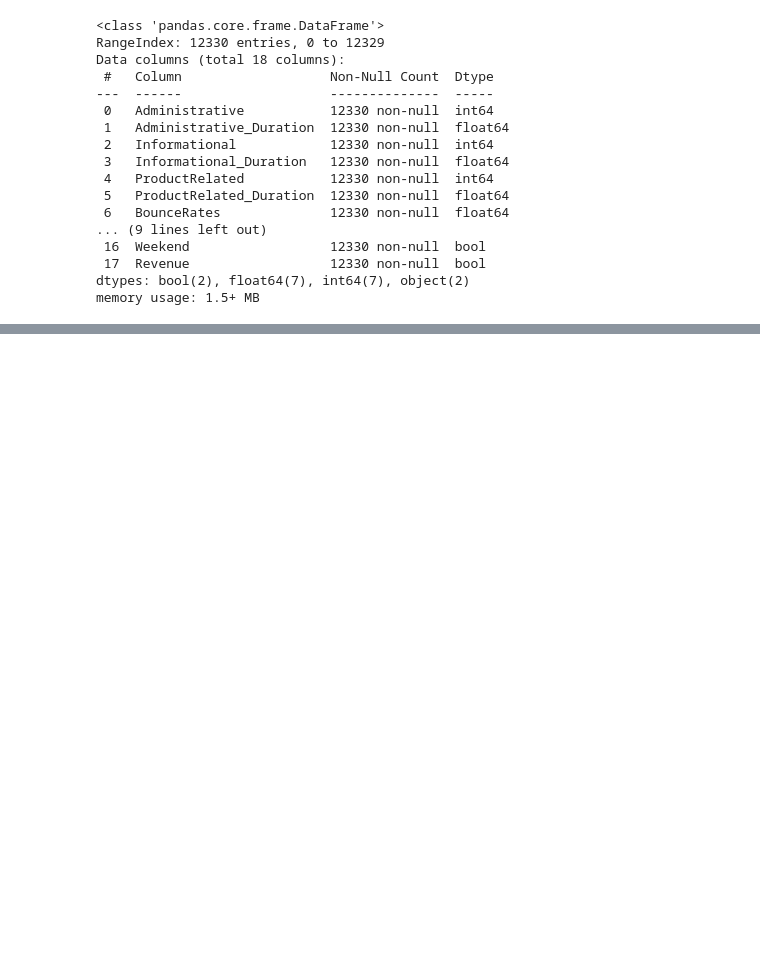
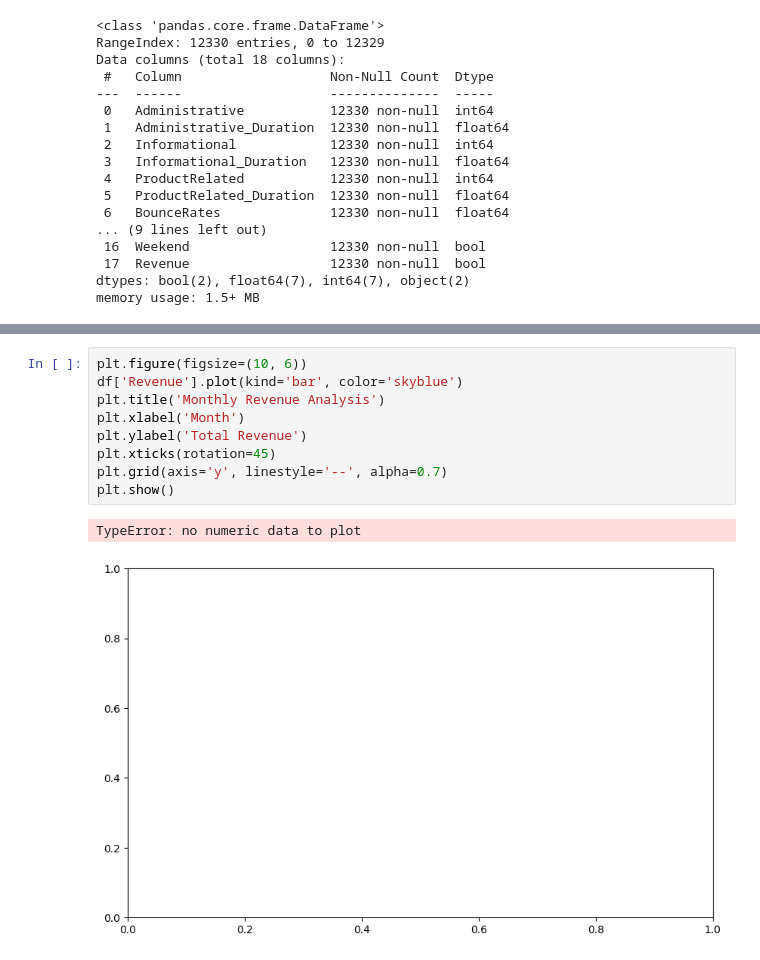
Before and after one commit to SandeepMuhal88/Project_In_Machine_Learning, a Jupyter notebook: Online_Shoping_project/notebook.ipynb, the cells around one changed output, grey strips where cells are left out. Cells and saved outputs as stored; diff of their text form; blank space fills up the shorter version.

```diff
--- a/Online_Shoping_project/notebook.ipynb
+++ b/Online_Shoping_project/notebook.ipynb
@@ -88,0 +98,12 @@ dtype: int64
+# %%
+plt.figure(figsize=(10, 6))
+df['Revenue'].plot(kind='bar', color='skyblue')
+plt.title('Monthly Revenue Analysis')
+plt.xlabel('Month')
+plt.ylabel('Total Revenue')
+plt.xticks(rotation=45)
+plt.grid(axis='y', linestyle='--', alpha=0.7)
+plt.show()
+# %% [output]
+TypeError: no numeric data to plot
+[figure, added]
```
Also changed, not shown: parts of 6 cells of this notebook.
